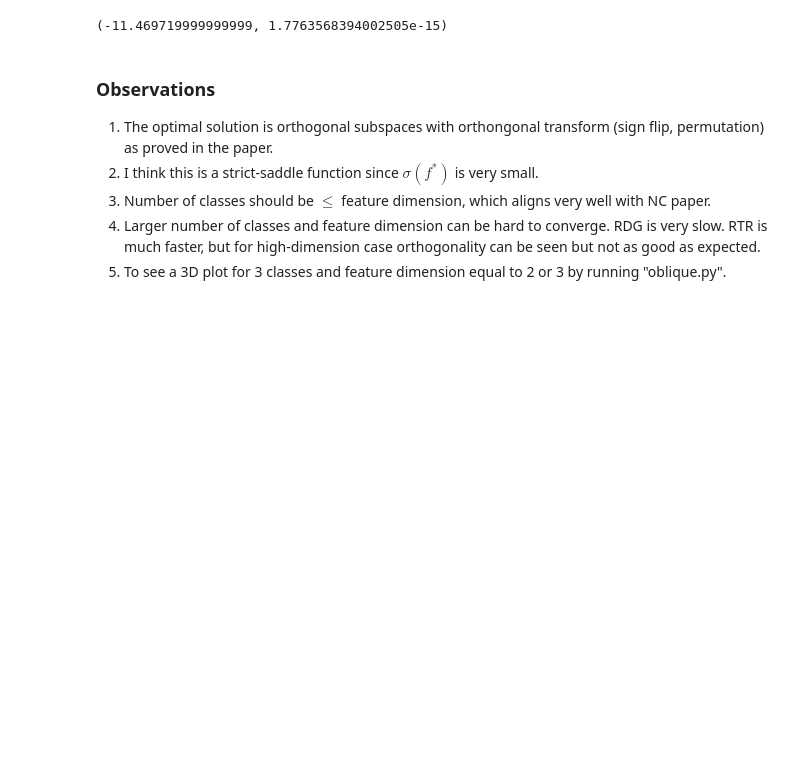
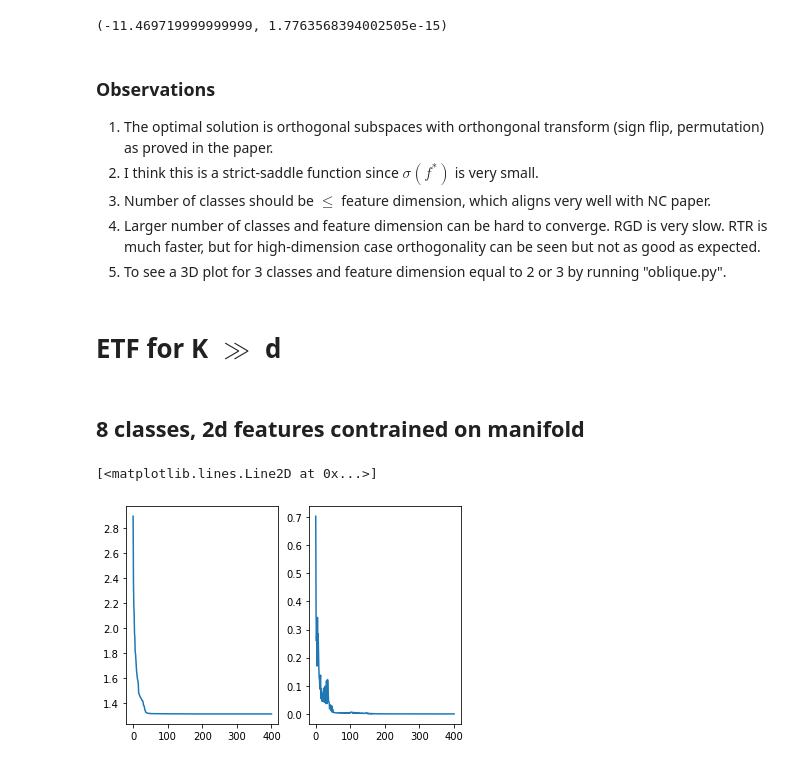
Before and after one commit to 10258392511/NeuralCollapse, a Jupyter notebook: experiments.ipynb, the cells around one changed output. Saved outputs shown, nothing was run; the diff lists cells and outputs as text; code cells hidden in the pictures; blank space fills up the shorter version.

```diff
--- a/experiments.ipynb
+++ b/experiments.ipynb
@@ -331,5 +331,28 @@ fvals.mean(), numpy.std(fvals)
 1. The optimal solution is orthogonal subspaces with orthongonal transform (sign flip, permutation) as proved in the paper.
 1. I think this is a strict-saddle function since $\sigma(f^*)$ is very small.
 1. Number of classes should be $\le$ feature dimension, which aligns very well with NC paper.
-1. Larger number of classes and feature dimension can be hard to converge. RDG is very slow. RTR is much faster, but for high-dimension case orthogonality can be seen but not as good as expected.
+1. Larger number of classes and feature dimension can be hard to converge. RGD is very slow. RTR is much faster, but for high-dimension case orthogonality can be seen but not as good as expected.
 1. To see a 3D plot for 3 classes and feature dimension equal to 2 or 3 by running "oblique.py".
+# %% [markdown]
+# ETF for K $\gg$ d
+# %% [markdown]
+## 8 classes, 2d features contrained on manifold
+# %%
+M = 2
+K = 8
+samples_per_cls = 5
+solver = SteepestDescent()
+manifold = Product((Oblique(M, K), Oblique(M, samples_per_cls * K), Euclidean(K)))
+prob = Problem(manifold=manifold, cost=make_lr_weight_decay(0, 0))
+
+with open("loss.txt", "w") as wf:
+    with redirect_stdout(wf):
+        Xopt = solver.solve(prob)
+
+data = convert_stdout_to_data("loss.txt")
+fig, axes = plt.subplots(1, 2)
+axes[0].plot(data[:, 0])
+axes[1].plot(data[:, 1])
+# %% [output]
+[<matplotlib.lines.Line2D at 0x...>]
+[figure, added]
```
Also changed, not shown: parts of 16 cells of this notebook, 4 other files.
